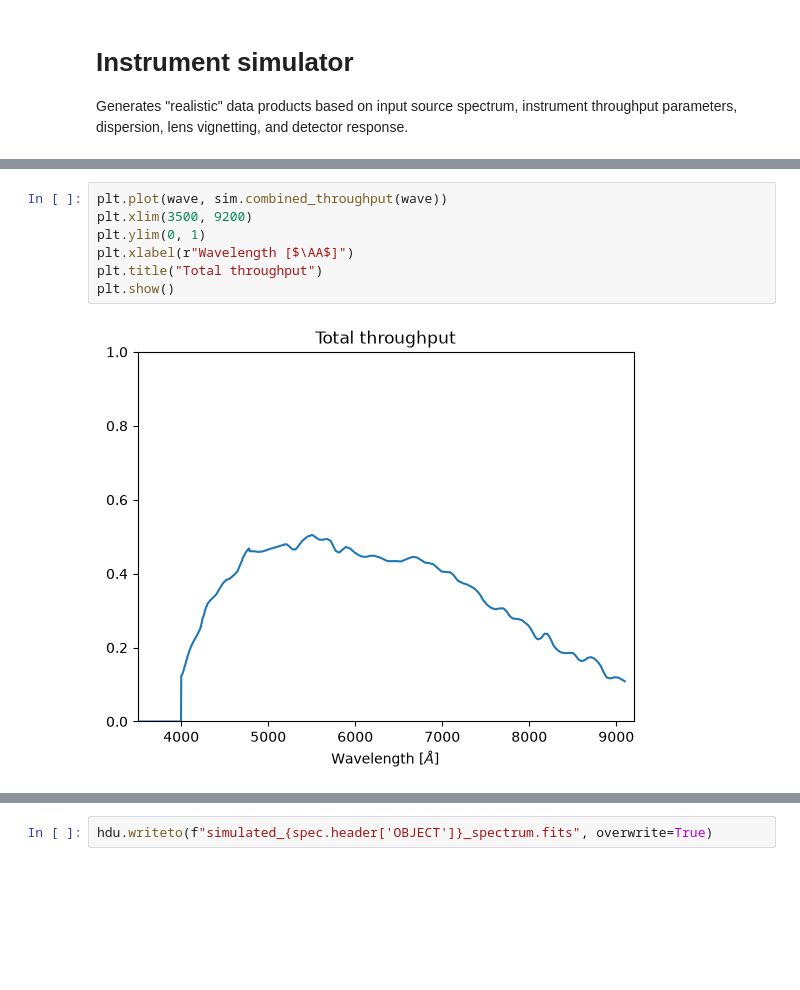
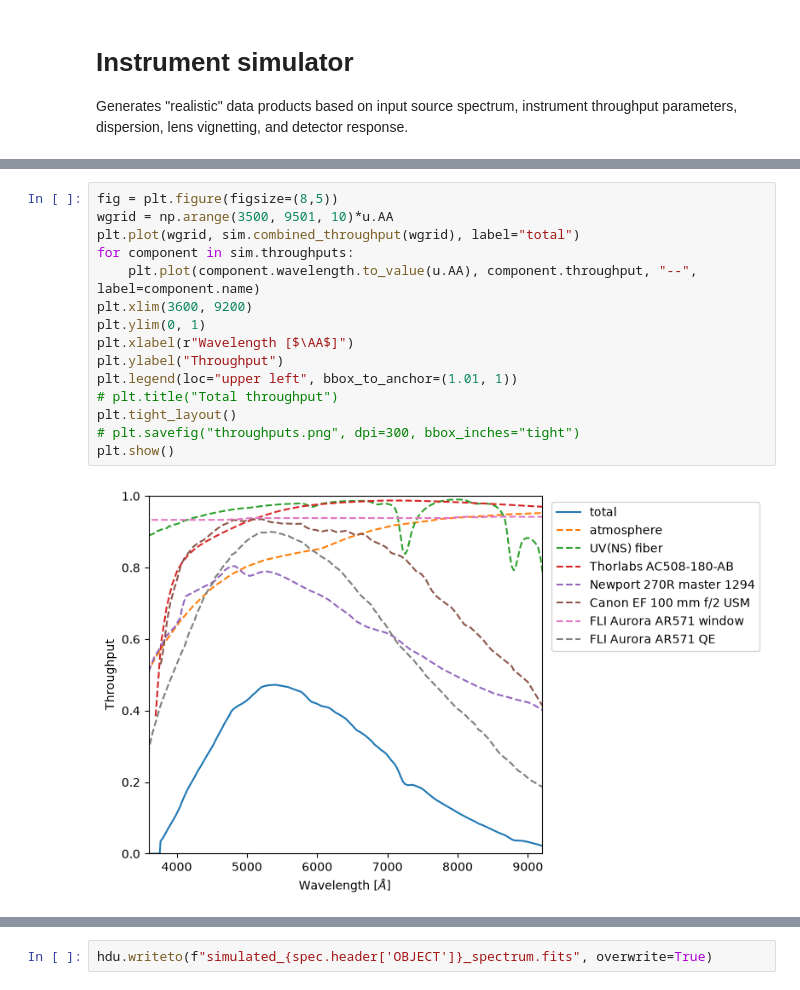
Before and after one commit to MLO-CLASSI/sim, a Jupyter notebook: simulation.ipynb, the cells around one changed output, grey strips where cells are left out. Cells and saved outputs as stored; diff of their text form; blank space fills up the shorter version.

```diff
--- a/simulation.ipynb
+++ b/simulation.ipynb
@@ -88,12 +50,20 @@ sim = InstrumentSimulator(
 )
 # %%
-plt.plot(wave, sim.combined_throughput(wave))
-plt.xlim(3500, 9200)
+fig = plt.figure(figsize=(8,5))
+wgrid = np.arange(3500, 9501, 10)*u.AA
+plt.plot(wgrid, sim.combined_throughput(wgrid), label="total")
+for component in sim.throughputs:
+    plt.plot(component.wavelength.to_value(u.AA), component.throughput, "--", label=component.name)
+plt.xlim(3600, 9200)
 plt.ylim(0, 1)
 plt.xlabel(r"Wavelength [$\AA$]")
-plt.title("Total throughput")
+plt.ylabel("Throughput")
+plt.legend(loc="upper left", bbox_to_anchor=(1.01, 1))
+# plt.title("Total throughput")
+plt.tight_layout()
+# plt.savefig("throughputs.png", dpi=300, bbox_inches="tight")
 plt.show()
 # %% [output]
-[figure, old version]
+[figure, new version]
 # %%
 def camera_lens_vignetting(yy, xx):
```
Also changed, not shown: parts of 7 cells of this notebook, 3 other files.
